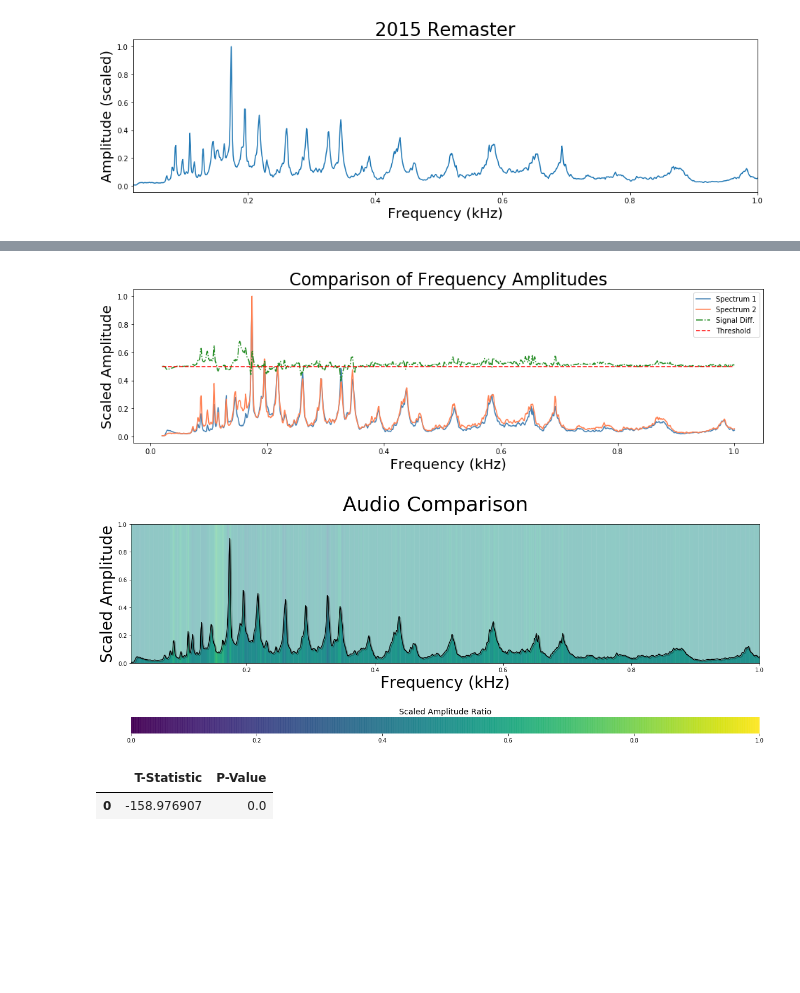
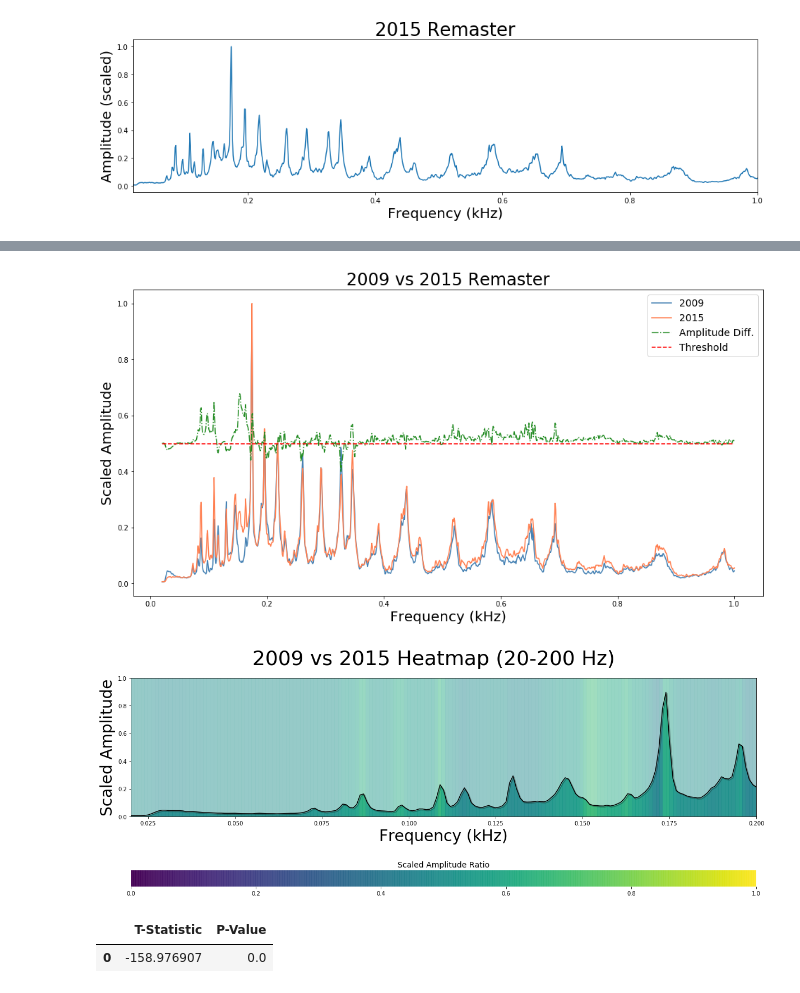
Before and after one commit to QED0711/audio_analyzer, a Jupyter notebook: main.ipynb, the cells around one changed output, grey strips where cells are left out. Drawn from its saved outputs; the diff is of its cells as text; code cells hidden in the pictures; blank space fills up the shorter version.

```diff
--- a/main.ipynb
+++ b/main.ipynb
@@ -47,9 +62,20 @@ orig_to_15.plot_spectrum_heatmap(frange=(20,1000), plot_original=True, cmap='mag
 # %%
-remasters.plot_spectrum_group(frange=(20,1000), ratio=True, threshold=True)
-remasters.plot_spectrum_heatmap(frange=(20,1000), plot_original=True, cmap='viridis')
+remasters = SpectrumCompare(remaster_09, remaster_15)
+
+remasters.plot_spectrum_group(frange=(20,1000),
+                              ratio=True,
+                              threshold=True,
+                              title="2009 vs 2015 Remaster",
+                              legend=("2009", "2015", "Amplitude Diff.", "Threshold")
+                             )
+remasters.plot_spectrum_heatmap(frange=(20,200),
+                                plot_spec1=True,
+                                cmap='viridis',
+                                title="2009 vs 2015 Heatmap (20-200 Hz)"
+                               )
 # %% [output]
-[figure, old version]
+[figure, new version]
-[figure, old version]
+[figure, new version]
 # %%
 orig_to_09.plot_amplitude_distributions(title="Original vs 09 Remaster")
 # %% [output]
```
Also changed, not shown: parts of 2 cells of this notebook, 9 other files.
